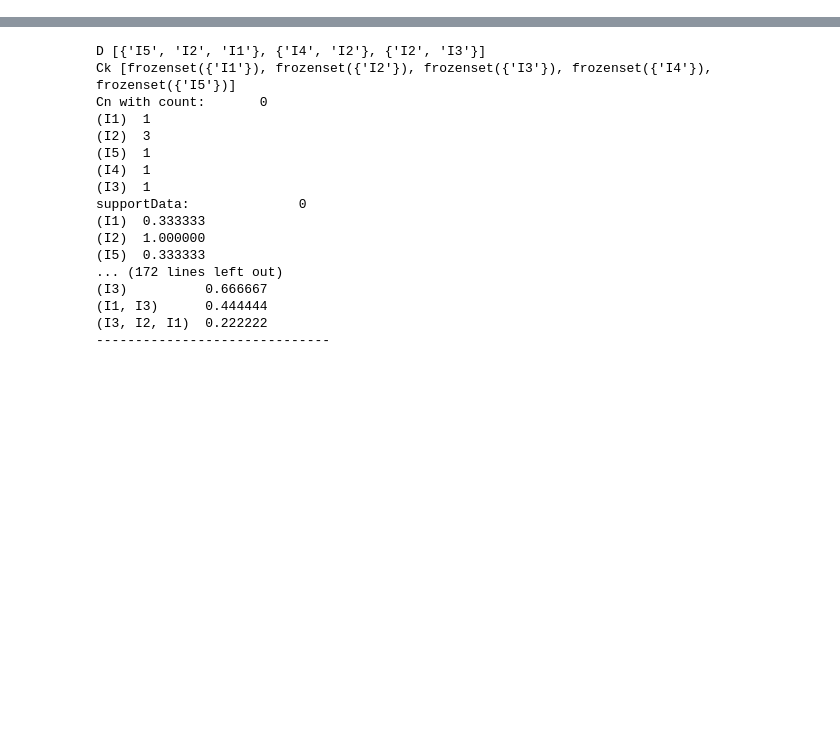
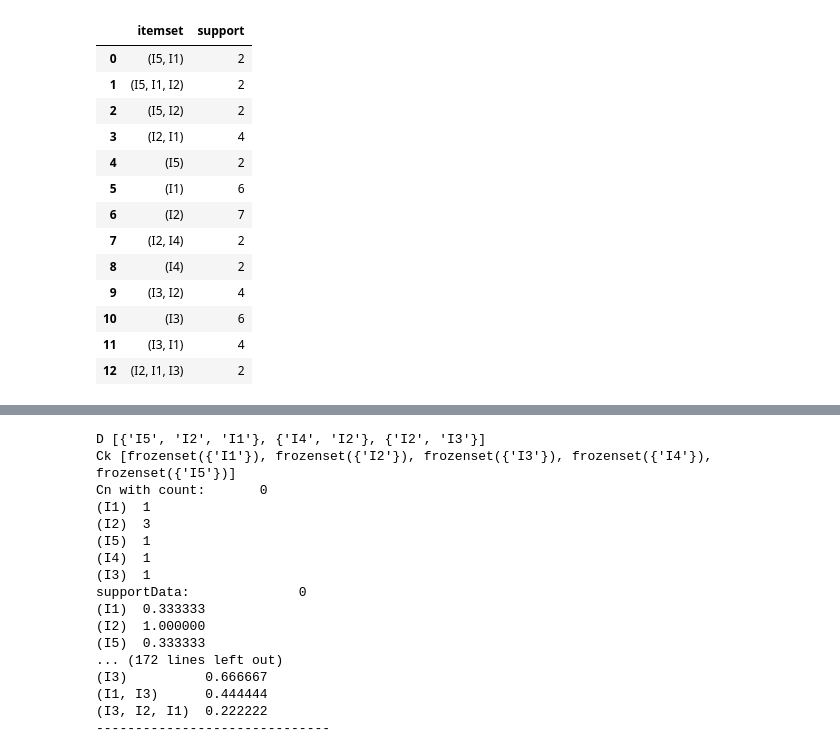
Before and after one commit to wlwlct/FP-and-APRIORI, a Jupyter notebook: DebugUpdate Apriori.ipynb, the cells around one changed output, grey strips where cells are left out. Cells and saved outputs as stored; diff of their text form; code cells hidden in the pictures; blank space fills up the shorter version.

```diff
--- a/DebugUpdate Apriori.ipynb
+++ b/DebugUpdate Apriori.ipynb
@@ -193 +225,18 @@ if __name__ == "__main__":
+# %%
+printsupport(S)
+# %% [output]
+|  | itemset | support |
+| 0 | (I5, I1) | 2 |
+| 1 | (I5, I1, I2) | 2 |
+| 2 | (I5, I2) | 2 |
+| 3 | (I2, I1) | 4 |
+| 4 | (I5) | 2 |
+| 5 | (I1) | 6 |
+| 6 | (I2) | 7 |
+| 7 | (I2, I4) | 2 |
+| 8 | (I4) | 2 |
+| 9 | (I3, I2) | 4 |
+| 10 | (I3) | 6 |
+| 11 | (I3, I1) | 4 |
+| 12 | (I2, I1, I3) | 2 |
 # %%
```
Also changed, not shown: parts of 6 cells of this notebook, 1 other file.
